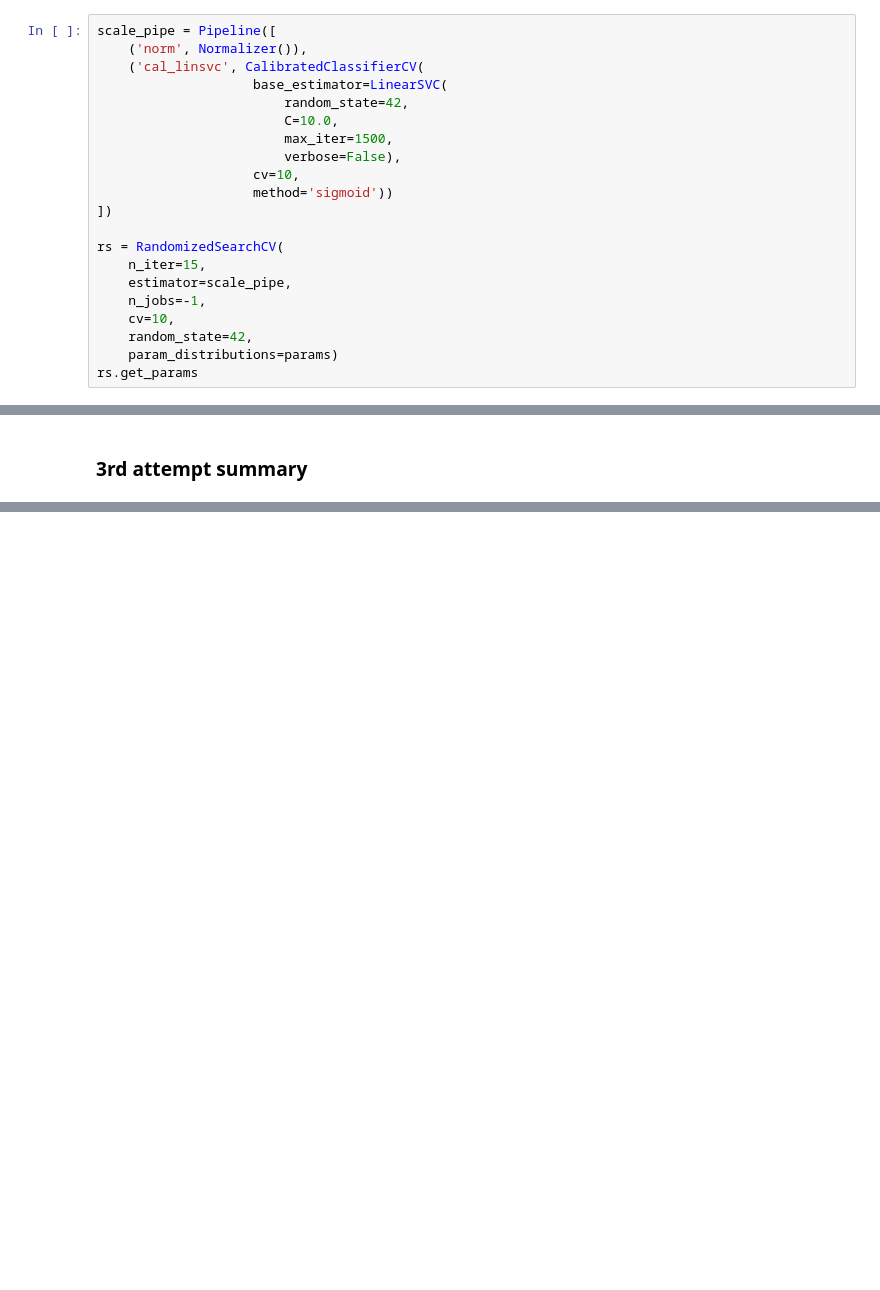
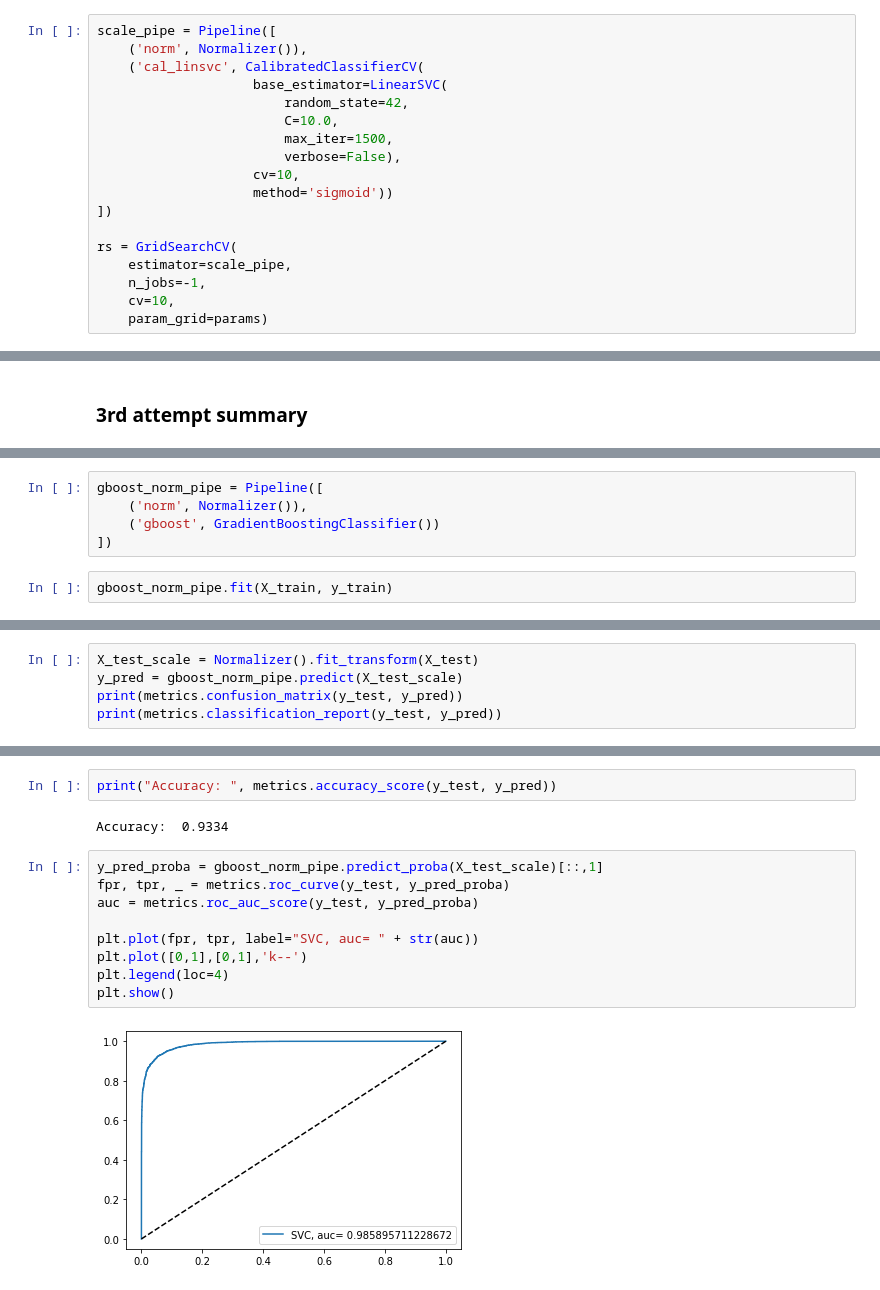
Before and after one commit to raymondng76/PRS-PSUPR-2019-08-13-IS1FT-CA1, a Jupyter notebook: code/CA1_DOTA2.ipynb, the cells around one changed output, grey strips where cells are left out. Drawn from its saved outputs; the diff is of its cells as text; blank space fills up the shorter version.

```diff
--- a/code/CA1_DOTA2.ipynb
+++ b/code/CA1_DOTA2.ipynb
@@ -438,11 +439,8 @@ scale_pipe = Pipeline([
                     method='sigmoid'))
 ])
 
-rs = RandomizedSearchCV(
-    n_iter=15,
+rs = GridSearchCV(
     estimator=scale_pipe,
     n_jobs=-1,
     cv=10,
-    random_state=42,
-    param_distributions=params)
-rs.get_params
+    param_grid=params)
@@ -486,0 +474,7 @@ plt.show()
+# %%
+gboost_norm_pipe = Pipeline([
+    ('norm', Normalizer()),
+    ('gboost', GradientBoostingClassifier())
+])
+# %%
+gboost_norm_pipe.fit(X_train, y_train)
@@ -486,0 +501,5 @@ plt.show()
+# %%
+X_test_scale = Normalizer().fit_transform(X_test)
+y_pred = gboost_norm_pipe.predict(X_test_scale)
+print(metrics.confusion_matrix(y_test, y_pred))
+print(metrics.classification_report(y_test, y_pred))
@@ -486,0 +517,15 @@ plt.show()
+# %%
+print("Accuracy: ", metrics.accuracy_score(y_test, y_pred))
+# %% [output]
+Accuracy:  0.9334
+# %%
+y_pred_proba = gboost_norm_pipe.predict_proba(X_test_scale)[::,1]
+fpr, tpr, _ = metrics.roc_curve(y_test, y_pred_proba)
+auc = metrics.roc_auc_score(y_test, y_pred_proba)
+
+plt.plot(fpr, tpr, label="SVC, auc= " + str(auc))
+plt.plot([0,1],[0,1],'k--')
+plt.legend(loc=4)
+plt.show()
+# %% [output]
+[figure, added]
```
Also changed, not shown: parts of 18 cells of this notebook.
